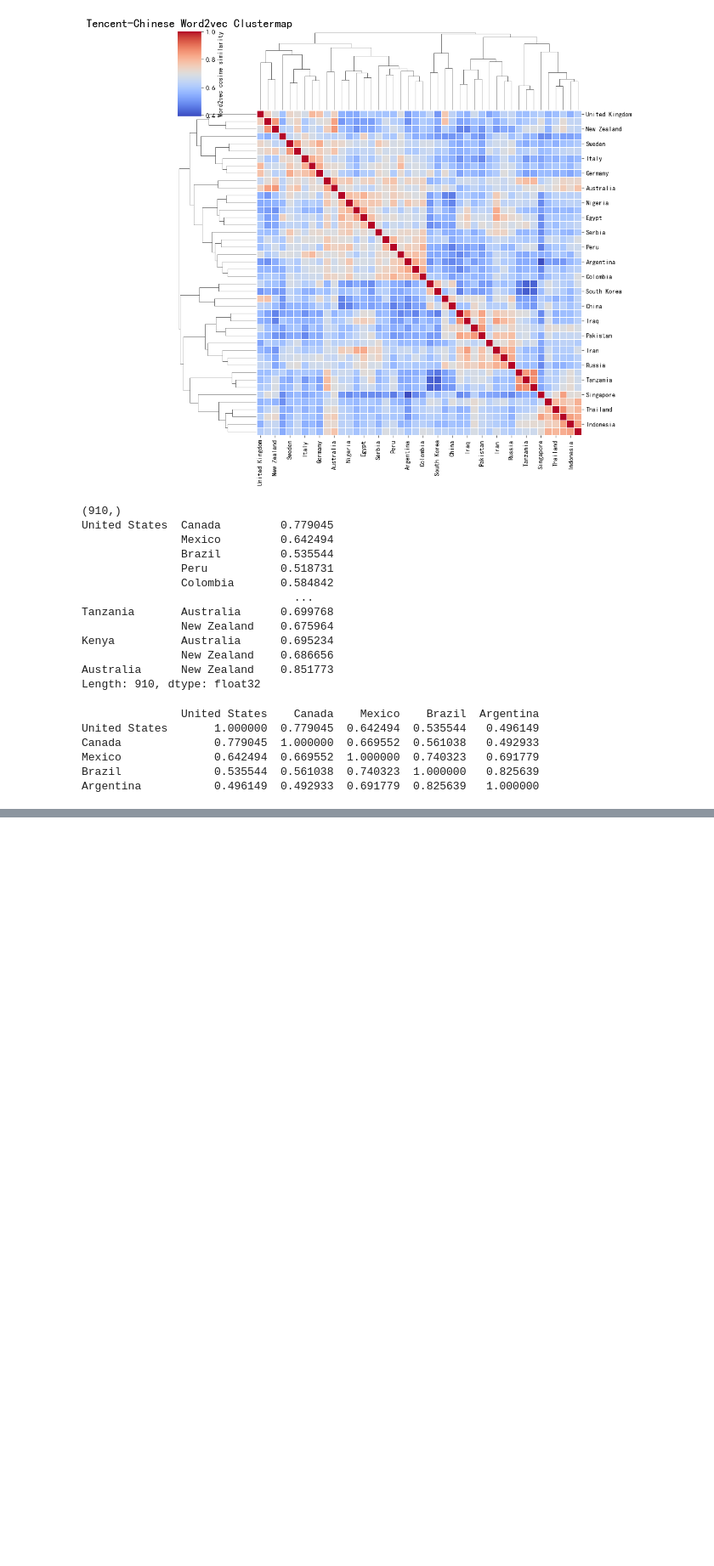
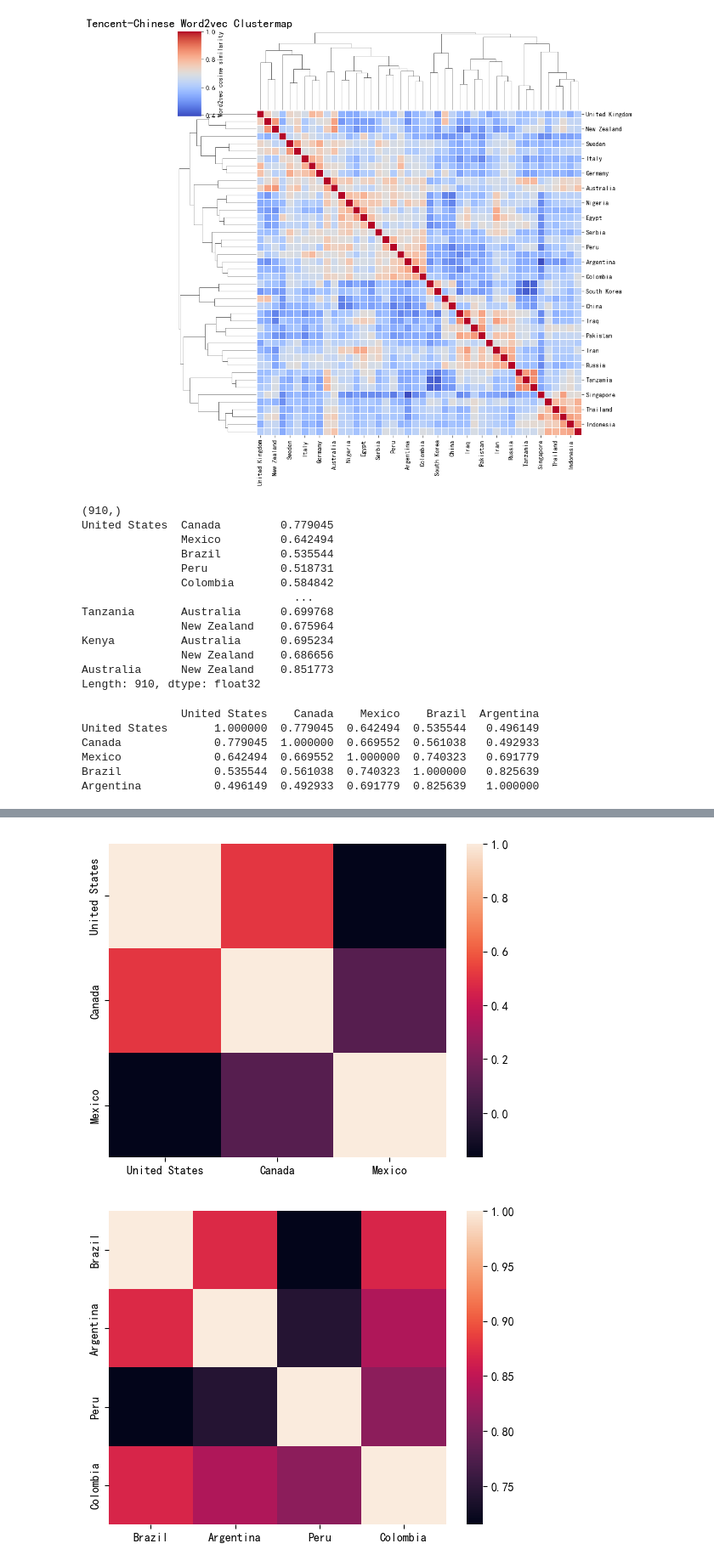
Before and after one commit to sclyde-ai/Natural_Language_Analysis, a Jupyter notebook: dongze_mao/test_dongze.ipynb, the cells around one changed output, grey strips where cells are left out. Shown at 85% size. Drawn from its saved outputs; the diff is of its cells as text; code cells hidden in the pictures; blank space fills up the shorter version.

```diff
--- a/dongze_mao/test_dongze.ipynb
+++ b/dongze_mao/test_dongze.ipynb
@@ -378,0 +418,23 @@ AttributeError: 'list' object has no attribute 'items'
+# %%
+world_map = {
+    "North_America": ["United States", "Canada", "Mexico"],
+    "South_America": ["Brazil", "Argentina", "Peru", "Colombia"],
+    "East_Asia": ["China", "Japan", "South Korea"],
+    "South_East_Asia": ["Vietnam", "Thailand", "Malaysia", "Indonesia", "Singapore", "Philippines"],
+    "Central&South_Asia": ["India", "Pakistan", "Kazakhstan", "Afghanistan"],
+    "Middle_East": ["Egypt", "Iran", "Türkiye", "Iraq", "Saudi Arabia"],
+    "Europe": ["United Kingdom", "France", "Germany", "Russia", "Serbia", "Sweden", "Norway", "Italy", "Spain", "Greece"],
+    "Africa": ["Morocco", "Algeria", "South Africa", "Nigeria", "Ethiopia", "Tanzania", "Kenya"],
+    "Oceania": ["Australia", "New Zealand"]
+}
+
+import seaborn as sns
+import matplotlib.pyplot as plt
+
+for key, value in world_map.items():
+    sns.heatmap(similarity_df_1[value].corr())
+    plt.show()
+    plt.close()
+# %% [output]
+[figure, added]
+[figure, added]
```
Also changed, not shown: parts of 2 cells of this notebook.
